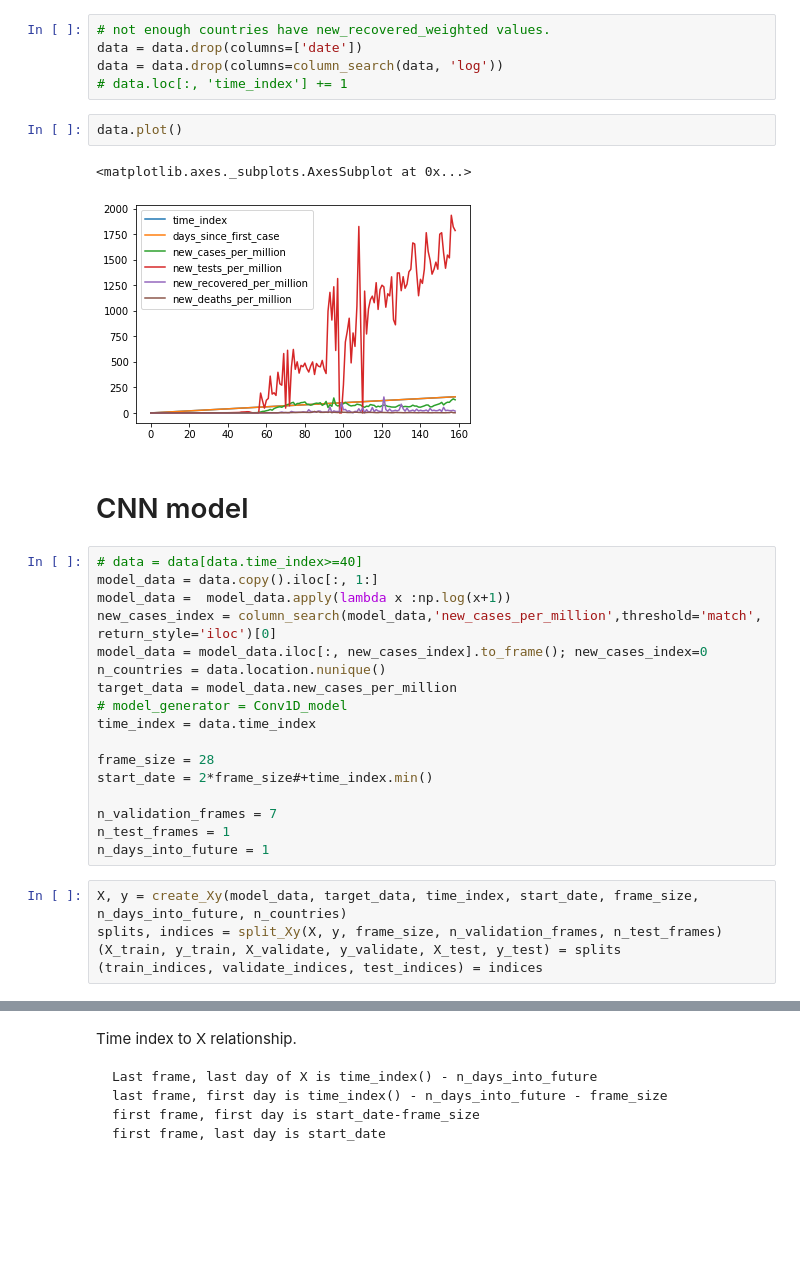
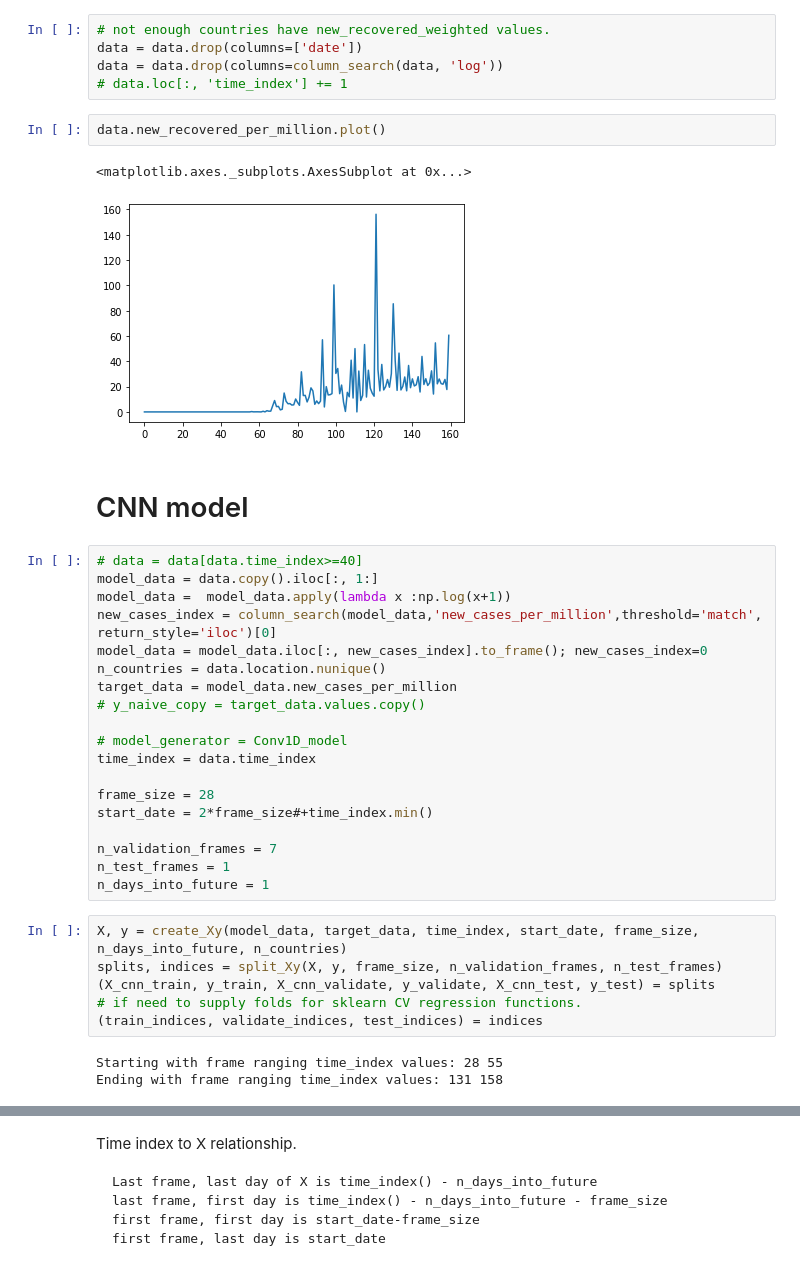
Before and after one commit to mgudorf/datsci, a Jupyter notebook: capstone2/COVID19_model_prototypes.ipynb, the cells around one changed output, grey strips where cells are left out. Saved outputs shown, nothing was run; the diff lists cells and outputs as text; blank space fills up the shorter version.

```diff
--- a/capstone2/COVID19_model_prototypes.ipynb
+++ b/capstone2/COVID19_model_prototypes.ipynb
@@ -367,10 +371,10 @@ data = data.drop(columns=['date'])
 data = data.drop(columns=column_search(data, 'log'))
 # data.loc[:, 'time_index'] += 1
 # %%
-data.plot()
+data.new_recovered_per_million.plot()
 # %% [output]
 <matplotlib.axes._subplots.AxesSubplot at 0x...>
-[figure, old version]
+[figure, new version]
 # %% [markdown]
 # CNN model
 # %%
@@ -381,6 +385,8 @@ new_cases_index = column_search(model_data,'new_cases_per_million',threshold='ma
 model_data = model_data.iloc[:, new_cases_index].to_frame(); new_cases_index=0
 n_countries = data.location.nunique()
 target_data = model_data.new_cases_per_million
+# y_naive_copy = target_data.values.copy()
+
 # model_generator = Conv1D_model
 time_index = data.time_index
 
@@ -393,5 +399,9 @@ n_days_into_future = 1
 # %%
 X, y = create_Xy(model_data, target_data, time_index, start_date, frame_size, n_days_into_future, n_countries)
 splits, indices = split_Xy(X, y, frame_size, n_validation_frames, n_test_frames)
-(X_train, y_train, X_validate, y_validate, X_test, y_test) = splits
+(X_cnn_train, y_train, X_cnn_validate, y_validate, X_cnn_test, y_test) = splits
+# if need to supply folds for sklearn CV regression functions.
 (train_indices, validate_indices, test_indices) = indices
+# %% [output]
+Starting with frame ranging time_index values: 28 55
+Ending with frame ranging time_index values: 131 158
```
Also changed, not shown: parts of 51 cells of this notebook, 2 other files.
